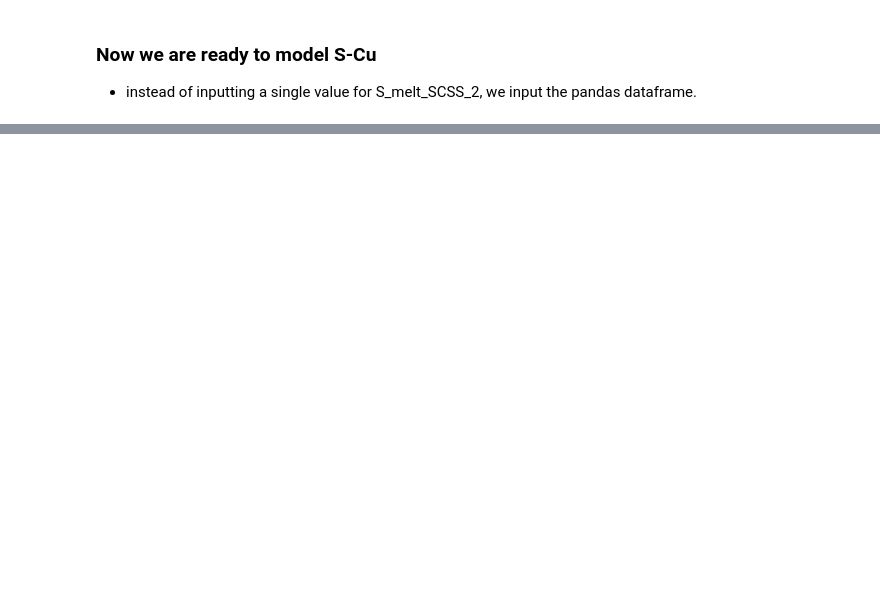
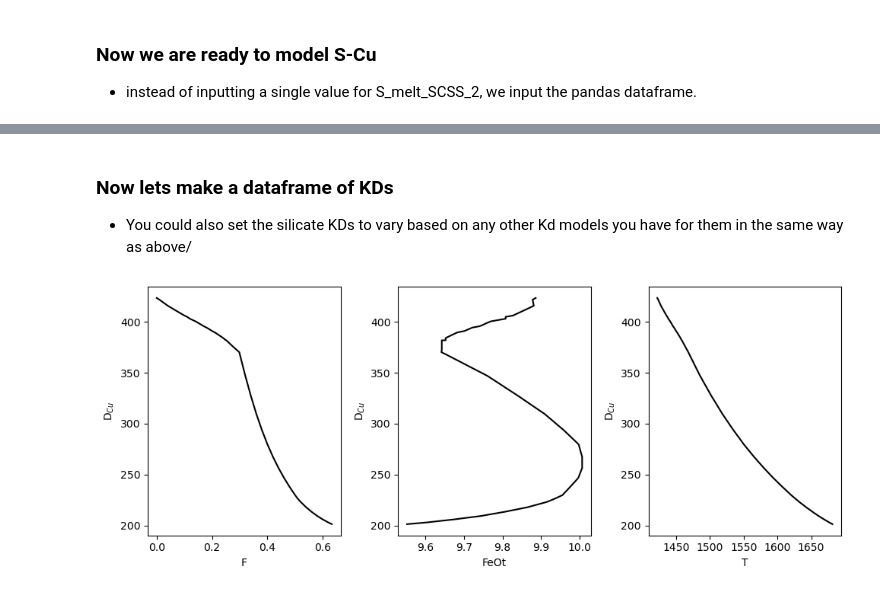
Before and after one commit to PennyWieser/PySulfSat, a Jupyter notebook: docs/Examples/Mantle_Melting_Lee_Wieser/Complex_melt_changing_SCSS.ipynb, the cells around one changed output, grey strips where cells are left out. Cells and saved outputs as stored; diff of their text form; code cells hidden in the pictures; blank space fills up the shorter version.

```diff
--- a/docs/Examples/Mantle_Melting_Lee_Wieser/Complex_melt_changing_SCSS.ipynb
+++ b/docs/Examples/Mantle_Melting_Lee_Wieser/Complex_melt_changing_SCSS.ipynb
@@ -140,14 +168,0 @@ df_Ba_200S_changeSi.head()
-# %%
-fig, (ax1, ax2) = plt.subplots(1, 2, figsize=(10,5))
-ax1.plot(df_Cu_200S_changeSi['F'],
-         df_Cu_200S_changeSi['Cu_Melt_Agg'],
-         '-.', color='m')
-ax1.plot(df_Cu_300S_changeSi['F'],
-         df_Cu_300S_changeSi['Cu_Melt_Agg'],
-         ':', color='m')
-ax1.plot(df_Cu_100S_changeSi['F'],
-         df_Cu_100S_changeSi['Cu_Melt_Agg'],
-         '-', color='m')
-ax1.plot(df_Ba_200S_changeSi['F'],
-         df_Ba_200S_changeSi['Ba_Melt_Agg'],
-         '-', color='k')
@@ -181,0 +171,5 @@ plt.plot(df_Ba_200S_changeSi['F'],
+# %%
+Sulf_KDs_Kis=ss.calculate_sulf_kds(Ni_Sulf=5, Cu_Sulf=20,
+        FeOt_Liq=Thermocalc_df['FeOt'],
+        T_K=Thermocalc_df['T']+273.15, Fe3Fet_Liq=0)
+Sulf_KDs_Kis.head()
@@ -181,0 +184,3 @@ plt.plot(df_Ba_200S_changeSi['F'],
+# %% [markdown]
+### Now lets make a dataframe of KDs
+- You could also set the silicate KDs to vary based on any other Kd models you have for them in the same way as above/
@@ -181,0 +192,20 @@ plt.plot(df_Ba_200S_changeSi['F'],
+# %%
+fig, ((ax1, ax2, ax3)) = plt.subplots(1, 3, figsize=(10,4))
+
+ax1.plot(Thermocalc_df['liq'],
+         Sulf_KDs_Kis['DCu'], '-k')
+ax1.set_xlabel('F')
+ax1.set_ylabel('D$_{Cu}$')
+
+ax2.plot(Thermocalc_df['FeOt'],
+         Sulf_KDs_Kis['DCu'], '-k')
+ax2.set_xlabel('FeOt')
+ax2.set_ylabel('D$_{Cu}$')
+
+ax3.plot(Thermocalc_df['T'],
+         Sulf_KDs_Kis['DCu'], '-k')
+ax3.set_xlabel('T')
+ax3.set_ylabel('D$_{Cu}$')
+fig.tight_layout()
+# %% [output]
+[figure, added]
```
Also changed, not shown: parts of 22 cells of this notebook, 13 other files.
